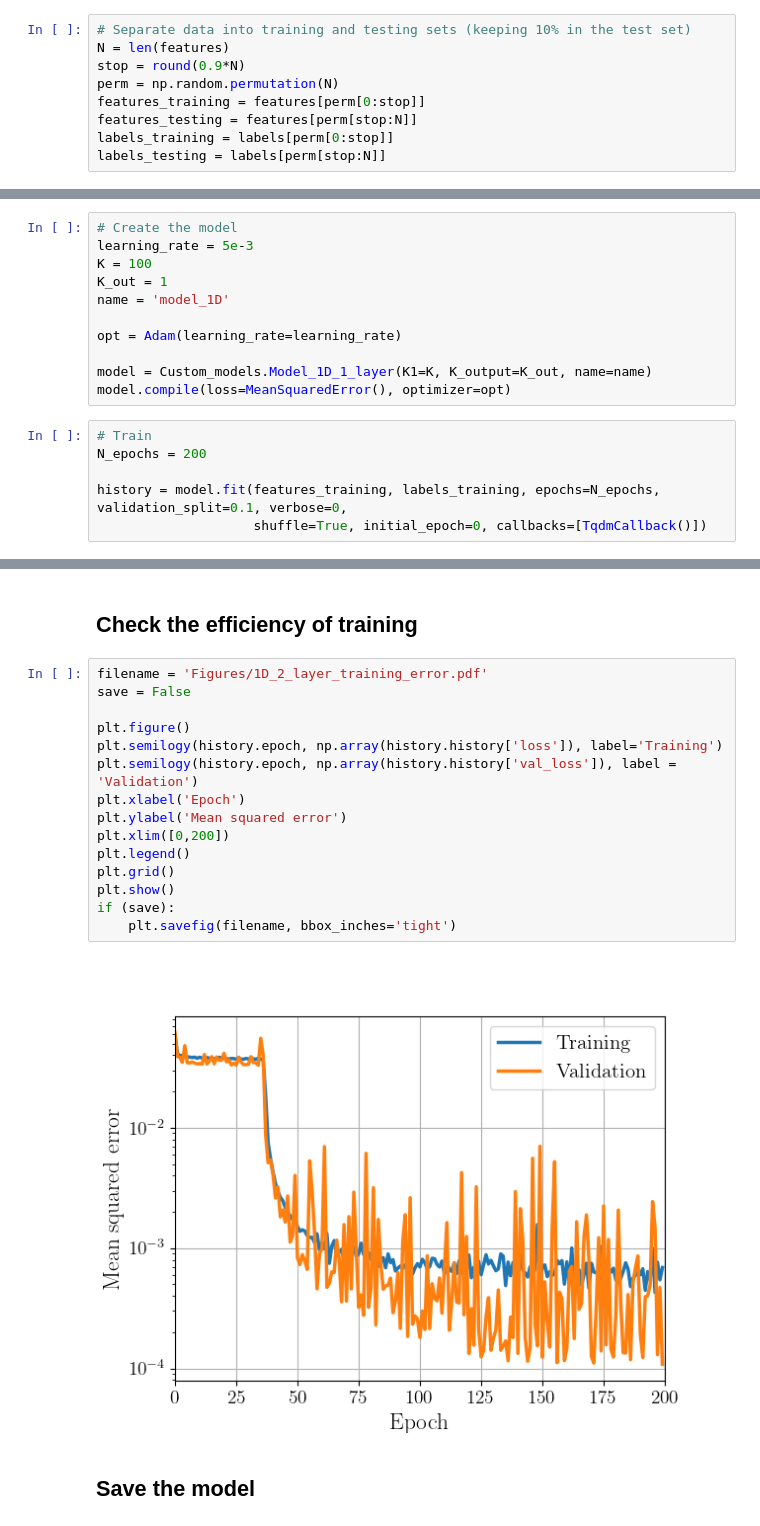
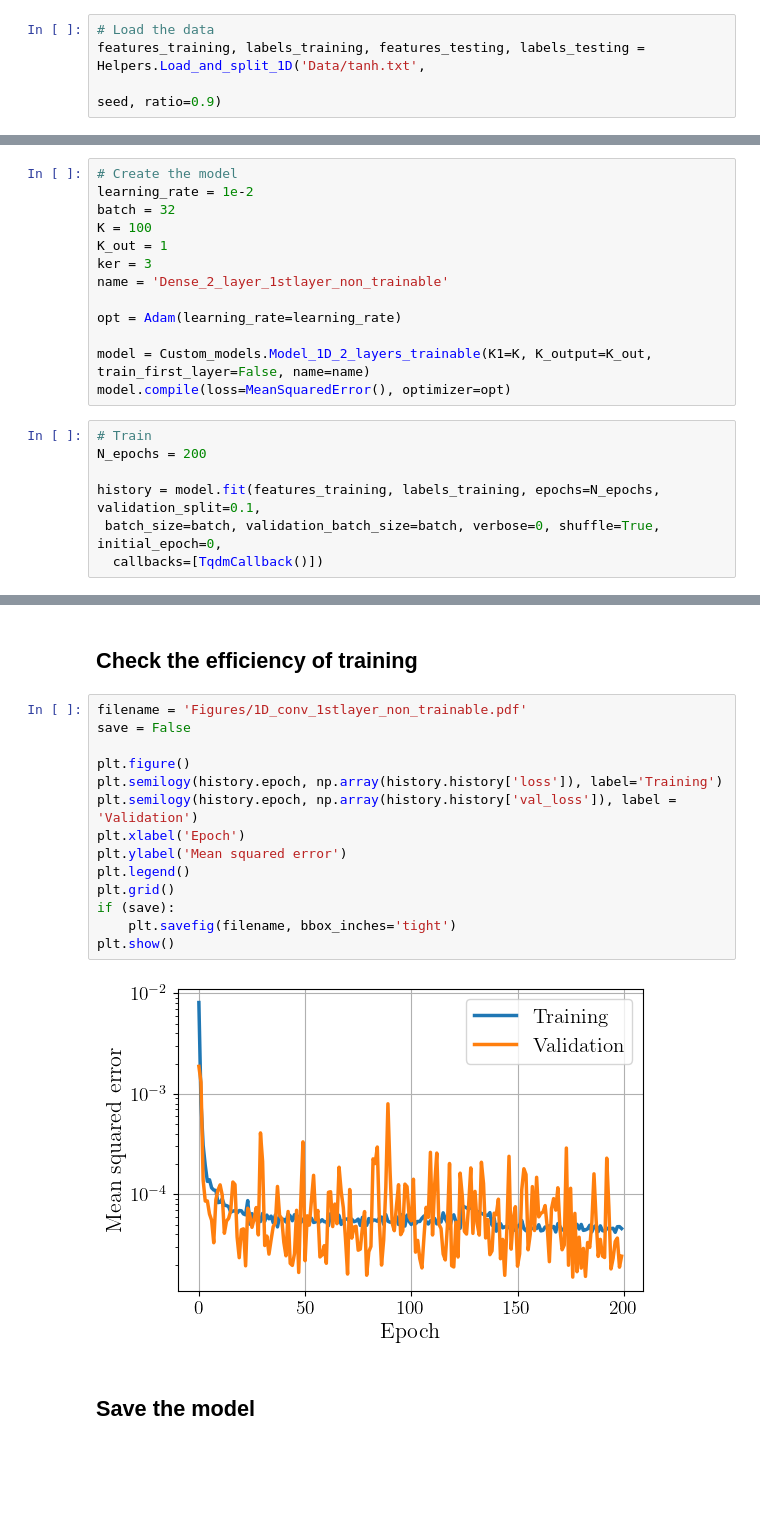
Before and after one commit to Cyrilvallez/Semester-project-NN-vs-Finite-Element, a Jupyter notebook: Train_model_1D.ipynb, the cells around one changed output, grey strips where cells are left out. Cells and saved outputs as stored; diff of their text form; blank space fills up the shorter version.

```diff
--- a/Train_model_1D.ipynb
+++ b/Train_model_1D.ipynb
@@ -44,12 +40,7 @@ labels = data[:,1]
 # %%
-# Separate data into training and testing sets (keeping 10% in the test set)
-N = len(features)
-stop = round(0.9*N)
-perm = np.random.permutation(N)
-features_training = features[perm[0:stop]]
-features_testing = features[perm[stop:N]]
-labels_training = labels[perm[0:stop]]
-labels_testing = labels[perm[stop:N]]
+# Load the data
+features_training, labels_training, features_testing, labels_testing = Helpers.Load_and_split_1D('Data/tanh.txt',
+                                                                                                 seed, ratio=0.9)
 # %%
 print(f'We will be training on {len(features_training)} examples !')
 print(f'And testing on {len(features_testing)} examples !')
@@ -60,20 +51,23 @@ And testing on 10000 examples !
 ## Create and train the model
 # %%
 # Create the model
-learning_rate = 5e-3
+learning_rate = 1e-2
+batch = 32
 K = 100
 K_out = 1
-name = 'model_1D'
+ker = 3
+name = 'Dense_2_layer_1stlayer_non_trainable'
 
 opt = Adam(learning_rate=learning_rate)
 
-model = Custom_models.Model_1D_1_layer(K1=K, K_output=K_out, name=name)
+model = Custom_models.Model_1D_2_layers_trainable(K1=K, K_output=K_out, train_first_layer=False, name=name)
 model.compile(loss=MeanSquaredError(), optimizer=opt)
 # %%
 # Train
 N_epochs = 200
 
-history = model.fit(features_training, labels_training, epochs=N_epochs, validation_split=0.1, verbose=0,
-                    shuffle=True, initial_epoch=0, callbacks=[TqdmCallback()])
+history = model.fit(features_training, labels_training, epochs=N_epochs, validation_split=0.1,
+ batch_size=batch, validation_batch_size=batch, verbose=0, shuffle=True, initial_epoch=0,
+  callbacks=[TqdmCallback()])
 # %% [output]
 0epoch [00:00, ?epoch/s]
@@ -80,22 +76,21 @@ history = model.fit(features_training, labels_training, epochs=N_epochs, validat
 # %% [markdown]
 ## Check the efficiency of training
 # %%
-filename = 'Figures/1D_2_layer_training_error.pdf'
+filename = 'Figures/1D_conv_1stlayer_non_trainable.pdf'
 save = False
 
 plt.figure()
 plt.semilogy(history.epoch, np.array(history.history['loss']), label='Training')
 plt.semilogy(history.epoch, np.array(history.history['val_loss']), label = 'Validation')
 plt.xlabel('Epoch')
 plt.ylabel('Mean squared error')
-plt.xlim([0,200])
 plt.legend()
 plt.grid()
-plt.show()
 if (save):
     plt.savefig(filename, bbox_inches='tight')
+plt.show()
 # %% [output]
-[figure, old version]
+[figure, new version]
 # %% [markdown]
 ## Save the model
 # %%
```
Also changed, not shown: parts of 5 cells of this notebook, 25 other files.
